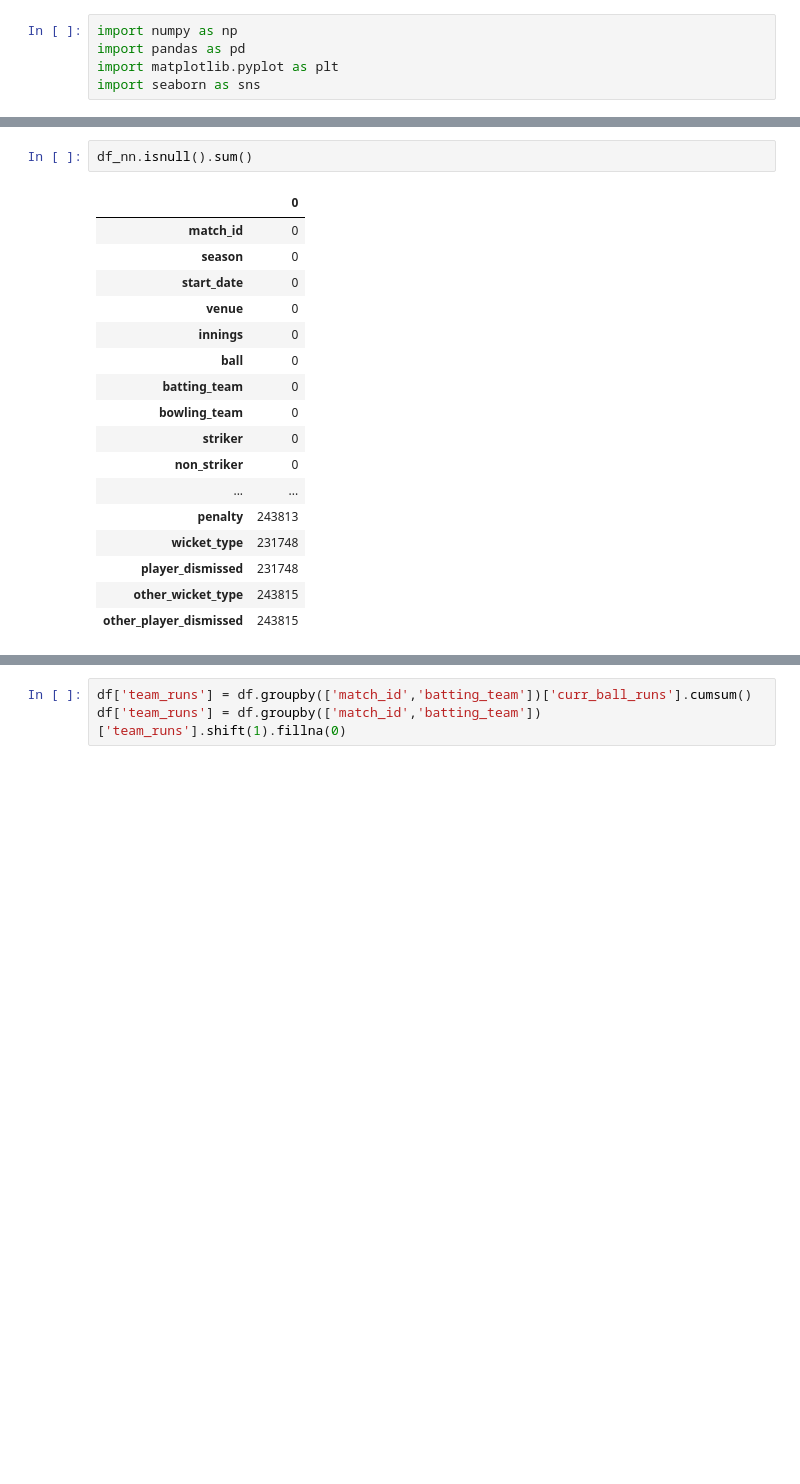
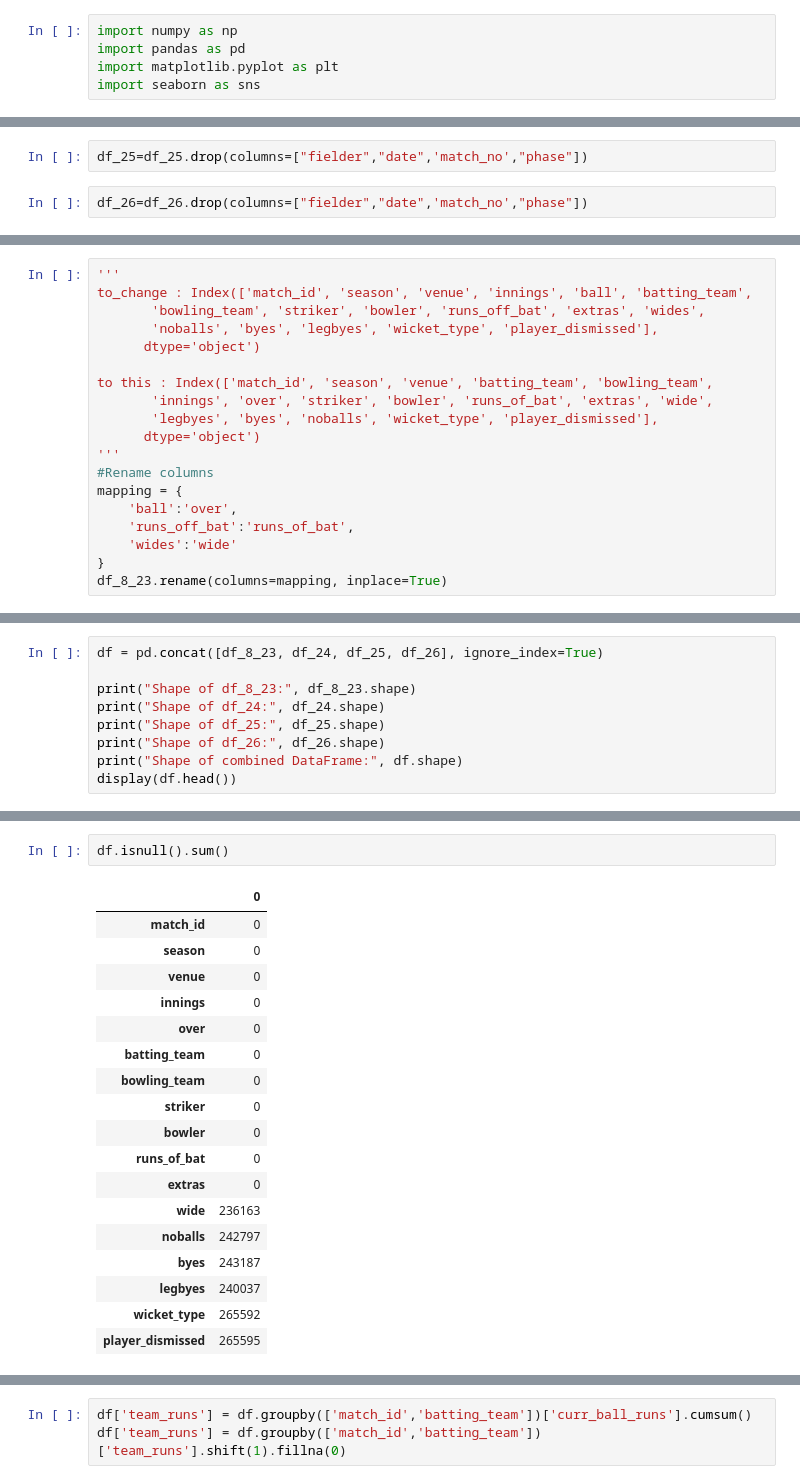
Before and after one commit to DeepanshuSharma1607/College-mini-project, a Jupyter notebook: ipl.ipynb, the cells around one changed output, grey strips where cells are left out. Drawn from its saved outputs; the diff is of its cells as text; blank space fills up the shorter version.

```diff
--- a/ipl.ipynb
+++ b/ipl.ipynb
@@ -52,0 +78,4 @@ print(df_nn.head(10))
+# %%
+df_25=df_25.drop(columns=["fielder","date",'match_no',"phase"])
+# %%
+df_26=df_26.drop(columns=["fielder","date",'match_no',"phase"])
@@ -61 +112,20 @@ Index(['match_id', 'season', 'start_date', 'venue', 'innings', 'ball',
       dtype='object')
+# %%
+'''
+to_change : Index(['match_id', 'season', 'venue', 'innings', 'ball', 'batting_team',
+       'bowling_team', 'striker', 'bowler', 'runs_off_bat', 'extras', 'wides',
+       'noballs', 'byes', 'legbyes', 'wicket_type', 'player_dismissed'],
+      dtype='object')
+
+to this : Index(['match_id', 'season', 'venue', 'batting_team', 'bowling_team',
+       'innings', 'over', 'striker', 'bowler', 'runs_of_bat', 'extras', 'wide',
+       'legbyes', 'byes', 'noballs', 'wicket_type', 'player_dismissed'],
+      dtype='object')
+'''
+#Rename columns
+mapping = {
+    'ball':'over',
+    'runs_off_bat':'runs_of_bat',
+    'wides':'wide'
+}
+df_8_23.rename(columns=mapping, inplace=True)
@@ -61,0 +183,9 @@ Index(['match_id', 'season', 'start_date', 'venue', 'innings', 'ball',
+# %%
+df = pd.concat([df_8_23, df_24, df_25, df_26], ignore_index=True)
+
+print("Shape of df_8_23:", df_8_23.shape)
+print("Shape of df_24:", df_24.shape)
+print("Shape of df_25:", df_25.shape)
+print("Shape of df_26:", df_26.shape)
+print("Shape of combined DataFrame:", df.shape)
+display(df.head())
@@ -66,21 +208,22 @@ df_nn.shape
 # %%
-df_nn.isnull().sum()
+df.isnull().sum()
 # %% [output]
 |  | 0 |
 | match_id | 0 |
 | season | 0 |
-| start_date | 0 |
 | venue | 0 |
 | innings | 0 |
-| ball | 0 |
+| over | 0 |
 | batting_team | 0 |
 | bowling_team | 0 |
 | striker | 0 |
-| non_striker | 0 |
-| ... | ... |
-| penalty | 243813 |
-| wicket_type | 231748 |
-| player_dismissed | 231748 |
-| other_wicket_type | 243815 |
-| other_player_dismissed | 243815 |
+| bowler | 0 |
+| runs_of_bat | 0 |
+| extras | 0 |
+| wide | 236163 |
+| noballs | 242797 |
+| byes | 243187 |
+| legbyes | 240037 |
+| wicket_type | 265592 |
+| player_dismissed | 265595 |
 dtype: int64
```
Also changed, not shown: parts of 84 cells of this notebook.
